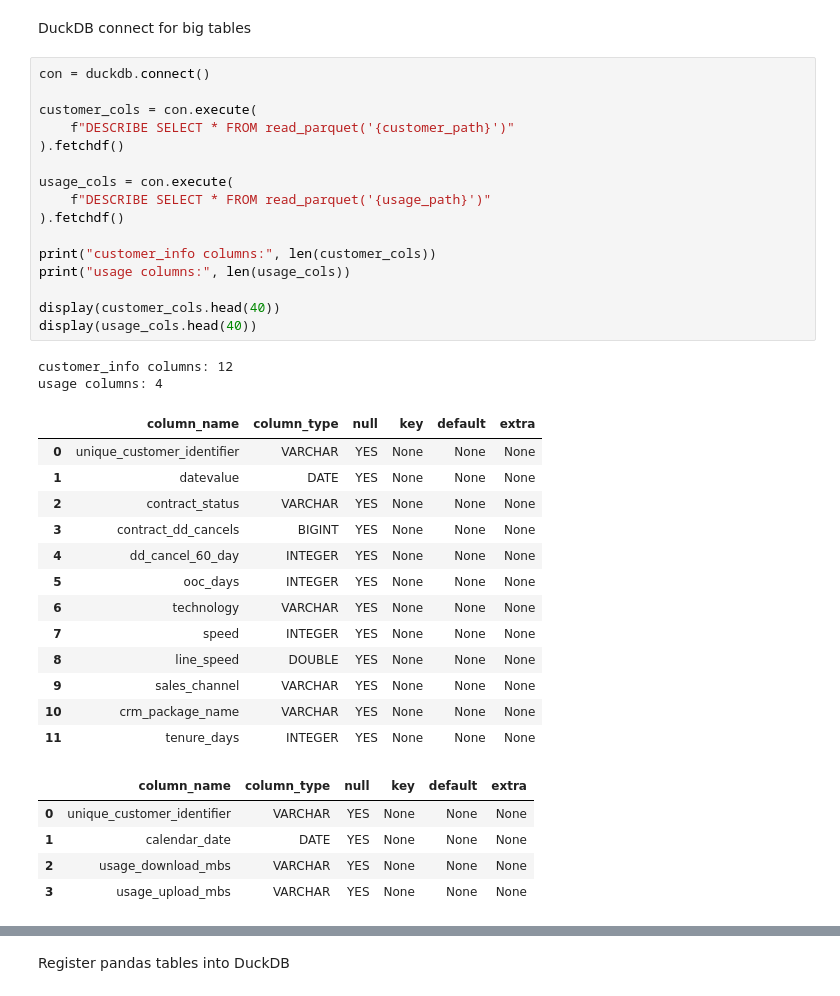
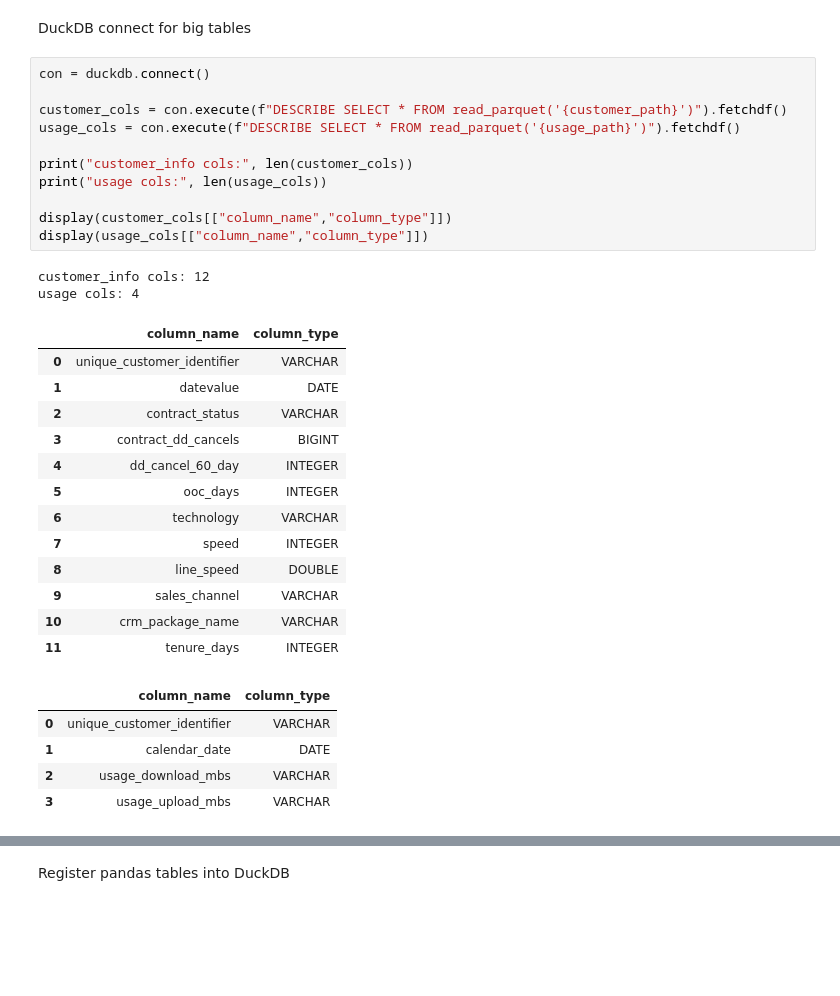
Before and after one commit to mayowaolokun/uk-telecom-cease-prediction, a Jupyter notebook: notebooks/01_end_to_end_pipeline.ipynb, the cells around one changed output, grey strips where cells are left out. Drawn from its saved outputs; the diff is of its cells as text; blank space fills up the shorter version.

```diff
--- a/notebooks/01_end_to_end_pipeline.ipynb
+++ b/notebooks/01_end_to_end_pipeline.ipynb
@@ -115,37 +106,32 @@ DuckDB connect for big tables
 # %%
 con = duckdb.connect()
 
-customer_cols = con.execute(
-    f"DESCRIBE SELECT * FROM read_parquet('{customer_path}')"
-).fetchdf()
+customer_cols = con.execute(f"DESCRIBE SELECT * FROM read_parquet('{customer_path}')").fetchdf()
+usage_cols = con.execute(f"DESCRIBE SELECT * FROM read_parquet('{usage_path}')").fetchdf()
 
-usage_cols = con.execute(
-    f"DESCRIBE SELECT * FROM read_parquet('{usage_path}')"
-).fetchdf()
+print("customer_info cols:", len(customer_cols))
+print("usage cols:", len(usage_cols))
 
-print("customer_info columns:", len(customer_cols))
-print("usage columns:", len(usage_cols))
-
-display(customer_cols.head(40))
-display(usage_cols.head(40))
+display(customer_cols[["column_name","column_type"]])
+display(usage_cols[["column_name","column_type"]])
 # %% [output]
-customer_info columns: 12
-usage columns: 4
+customer_info cols: 12
+usage cols: 4
-|  | column_name | column_type | null | key | default | extra |
-| 0 | unique_customer_identifier | VARCHAR | YES | None | None | None |
-| 1 | datevalue | DATE | YES | None | None | None |
-| 2 | contract_status | VARCHAR | YES | None | None | None |
-| 3 | contract_dd_cancels | BIGINT | YES | None | None | None |
-| 4 | dd_cancel_60_day | INTEGER | YES | None | None | None |
-| 5 | ooc_days | INTEGER | YES | None | None | None |
-| 6 | technology | VARCHAR | YES | None | None | None |
-| 7 | speed | INTEGER | YES | None | None | None |
-| 8 | line_speed | DOUBLE | YES | None | None | None |
-| 9 | sales_channel | VARCHAR | YES | None | None | None |
-| 10 | crm_package_name | VARCHAR | YES | None | None | None |
-| 11 | tenure_days | INTEGER | YES | None | None | None |
+|  | column_name | column_type |
+| 0 | unique_customer_identifier | VARCHAR |
+| 1 | datevalue | DATE |
+| 2 | contract_status | VARCHAR |
+| 3 | contract_dd_cancels | BIGINT |
+| 4 | dd_cancel_60_day | INTEGER |
+| 5 | ooc_days | INTEGER |
+| 6 | technology | VARCHAR |
+| 7 | speed | INTEGER |
+| 8 | line_speed | DOUBLE |
+| 9 | sales_channel | VARCHAR |
+| 10 | crm_package_name | VARCHAR |
+| 11 | tenure_days | INTEGER |
-|  | column_name | column_type | null | key | default | extra |
-| 0 | unique_customer_identifier | VARCHAR | YES | None | None | None |
-| 1 | calendar_date | DATE | YES | None | None | None |
-| 2 | usage_download_mbs | VARCHAR | YES | None | None | None |
-| 3 | usage_upload_mbs | VARCHAR | YES | None | None | None |
+|  | column_name | column_type |
+| 0 | unique_customer_identifier | VARCHAR |
+| 1 | calendar_date | DATE |
+| 2 | usage_download_mbs | VARCHAR |
+| 3 | usage_upload_mbs | VARCHAR |
```
Also changed, not shown: parts of 79 cells of this notebook, 4 other files.
